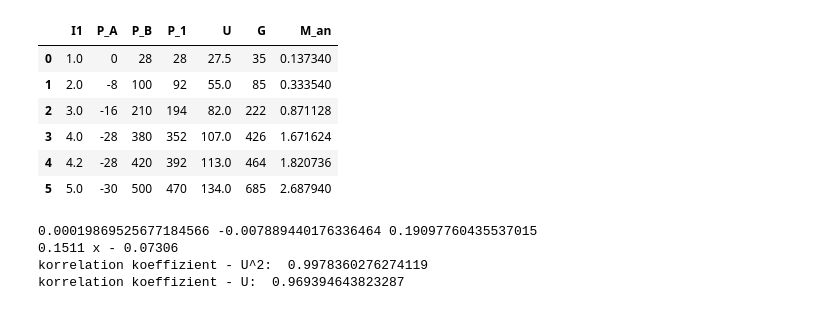
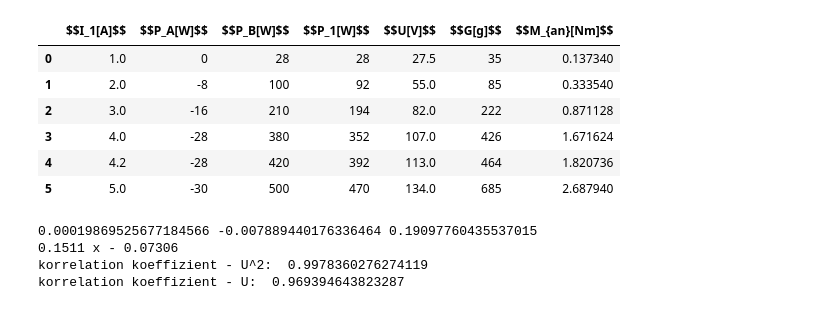
Before and after one commit to ayham291/PEM, a Jupyter notebook: ASM/ASM_Calculations.ipynb, the cells around one changed output. Cells and saved outputs as stored; diff of their text form; code cells hidden in the pictures.

```diff
--- a/ASM/ASM_Calculations.ipynb
+++ b/ASM/ASM_Calculations.ipynb
@@ -15,26 +16,26 @@ ue=U_N/U_L
 # %%
 I1=[1,2,3,4,4.2,5]
 P_A=[0,-8,-16,-28,-28,-30]
 P_B=[28,100,210,380,420,500]
 P_1=[]
 U=[27.5,55,82,107,113,134]
 G=[35,85,222,426,464,685]
 M_an=[]
 
 data=[]
 for x in range(len(I1)):
     P_1.append(P_A[x]+P_B[x])
     M_an.append(G[x]*0.001*9.81*0.4)
     data.append([I1[x],P_A[x],P_B[x],P_1[x],U[x],G[x],M_an[x]])
 
 U1=[]
 for u in range(len(U)):
     U1.append(U[u]*U[u])
     U1[u] = U1[u]/1000
 
-pd.DataFrame(data, columns=["I1","P_A","P_B","P_1","U","G","M_an"])
+pd.DataFrame(data, columns=["$$I_1[A]$$","$$P_A[W]$$","$$P_B[W]$$","$$P_1[W]$$","$$U[V]$$","$$G[g]$$","$$M_{an}[Nm]$$"])
 # %% [output]
-|  | I1 | P_A | P_B | P_1 | U | G | M_an |
+|  | $$I_1[A]$$ | $$P_A[W]$$ | $$P_B[W]$$ | $$P_1[W]$$ | $$U[V]$$ | $$G[g]$$ | $$M_{an}[Nm]$$ |
 | 0 | 1.0 | 0 | 28 | 28 | 27.5 | 35 | 0.137340 |
 | 1 | 2.0 | -8 | 100 | 92 | 55.0 | 85 | 0.333540 |
 | 2 | 3.0 | -16 | 210 | 194 | 82.0 | 222 | 0.871128 |
```
Also changed, not shown: parts of 4 cells of this notebook.
